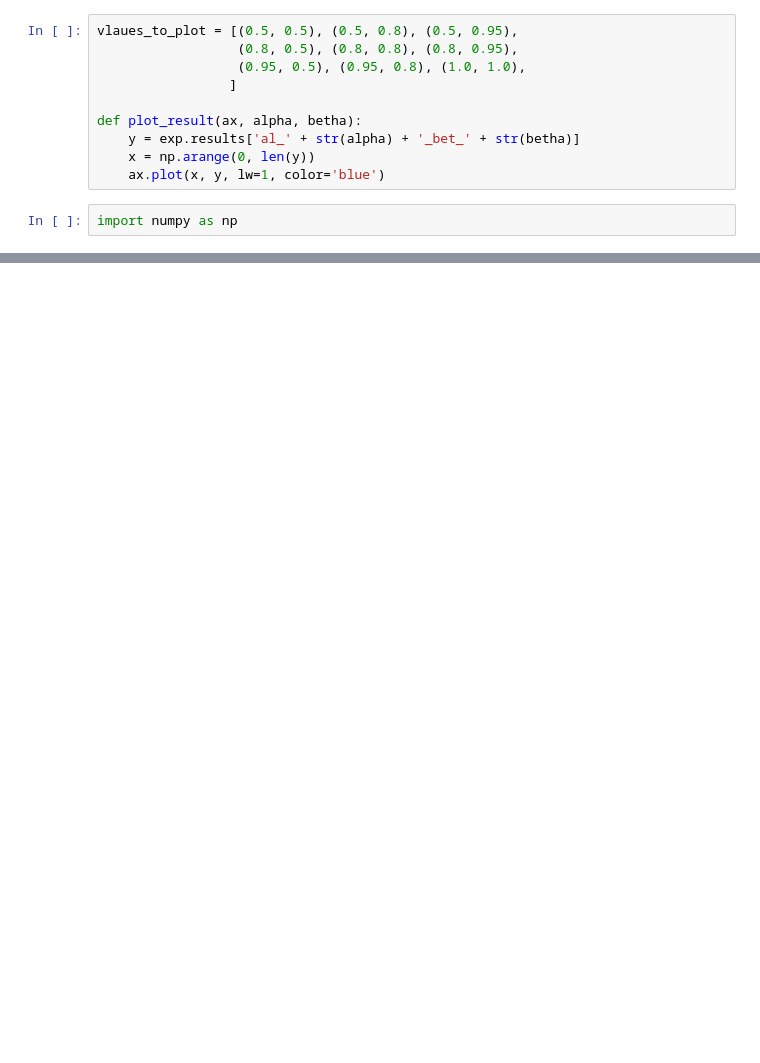
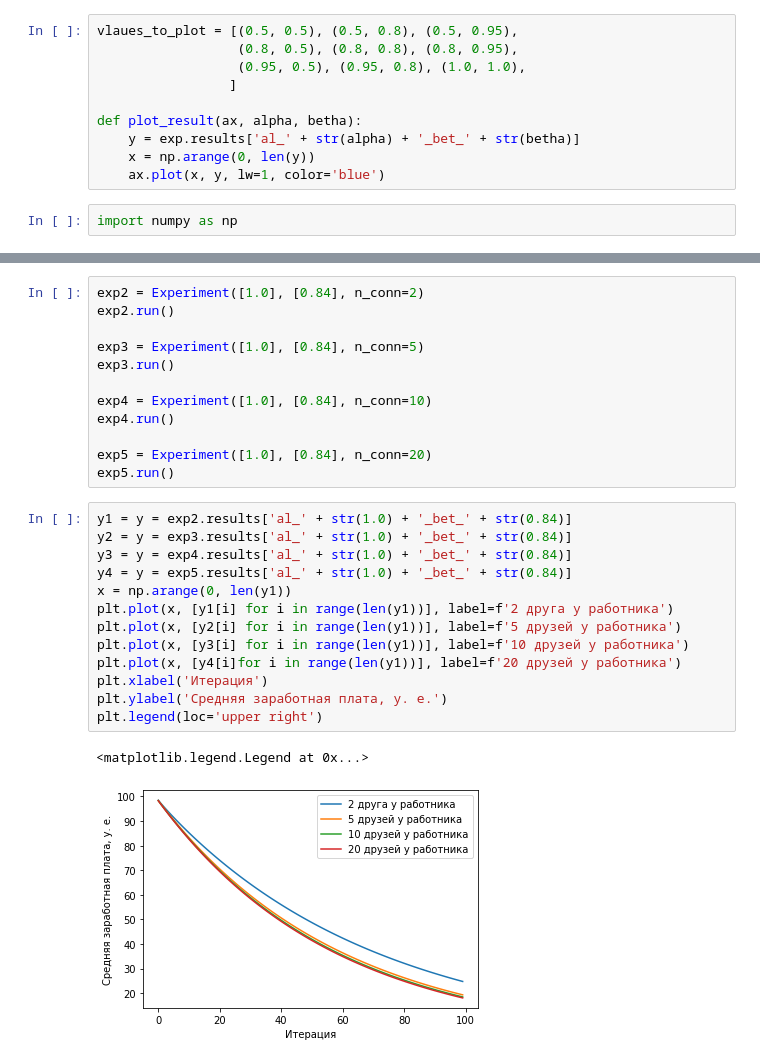
Before and after one commit to TovarischSukhov/social_network_simulation, a Jupyter notebook: visualization.ipynb, the cells around one changed output, grey strips where cells are left out. Drawn from its saved outputs; the diff is of its cells as text; blank space fills up the shorter version.

```diff
--- a/visualization.ipynb
+++ b/visualization.ipynb
@@ -59,0 +95,28 @@ plt.show()
+# %%
+exp2 = Experiment([1.0], [0.84], n_conn=2)
+exp2.run()
+
+exp3 = Experiment([1.0], [0.84], n_conn=5)
+exp3.run()
+
+exp4 = Experiment([1.0], [0.84], n_conn=10)
+exp4.run()
+
+exp5 = Experiment([1.0], [0.84], n_conn=20)
+exp5.run()
+# %%
+y1 = y = exp2.results['al_' + str(1.0) + '_bet_' + str(0.84)]
+y2 = y = exp3.results['al_' + str(1.0) + '_bet_' + str(0.84)]
+y3 = y = exp4.results['al_' + str(1.0) + '_bet_' + str(0.84)]
+y4 = y = exp5.results['al_' + str(1.0) + '_bet_' + str(0.84)]
+x = np.arange(0, len(y1))
+plt.plot(x, [y1[i] for i in range(len(y1))], label=f'2 друга у работника')
+plt.plot(x, [y2[i] for i in range(len(y1))], label=f'5 друзей у работника')
+plt.plot(x, [y3[i] for i in range(len(y1))], label=f'10 друзей у работника')
+plt.plot(x, [y4[i]for i in range(len(y1))], label=f'20 друзей у работника')
+plt.xlabel('Итерация')
+plt.ylabel('Средняя заработная плата, у. е.')
+plt.legend(loc='upper right')
+# %% [output]
+<matplotlib.legend.Legend at 0x...>
+[figure, added]
```
Also changed, not shown: parts of 7 cells of this notebook, 1 other file.
